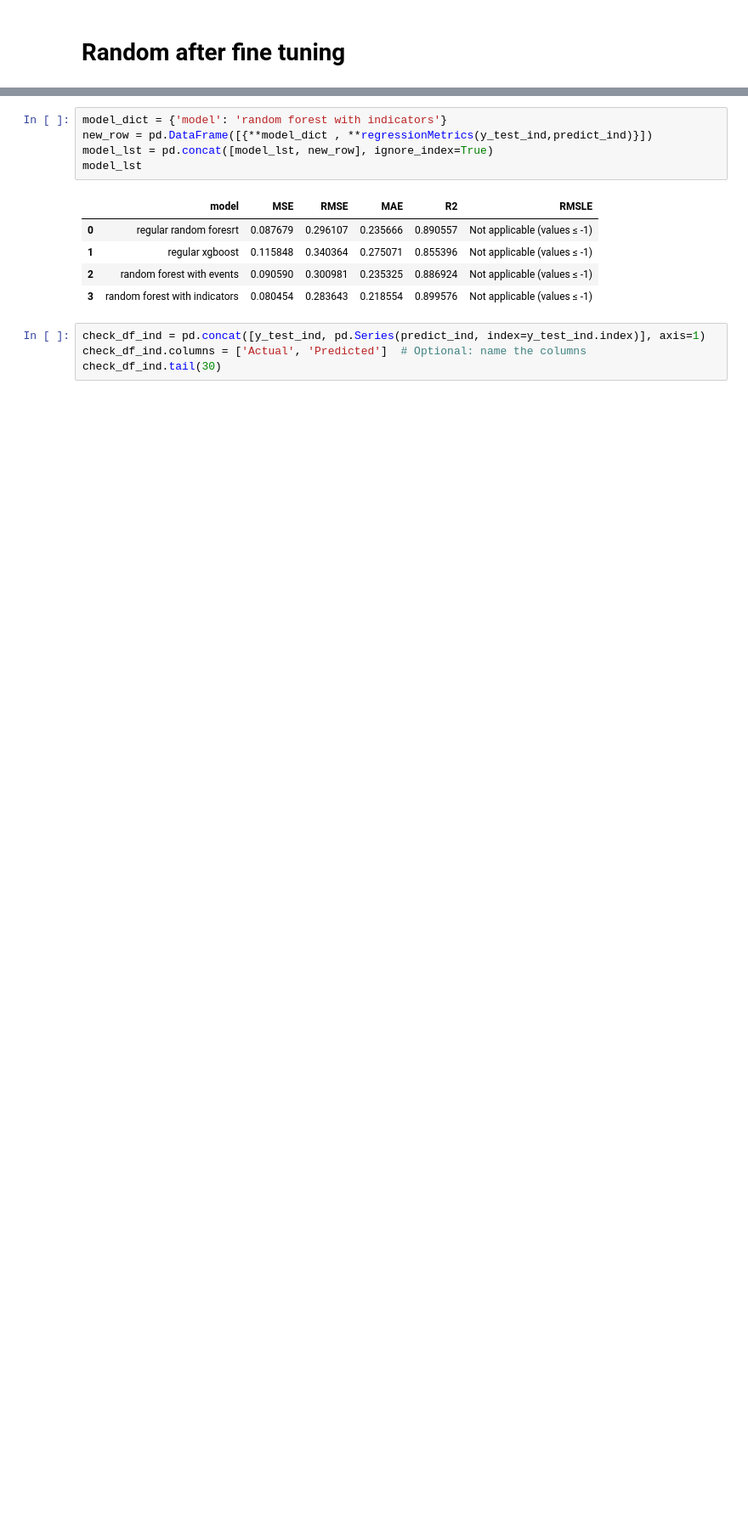
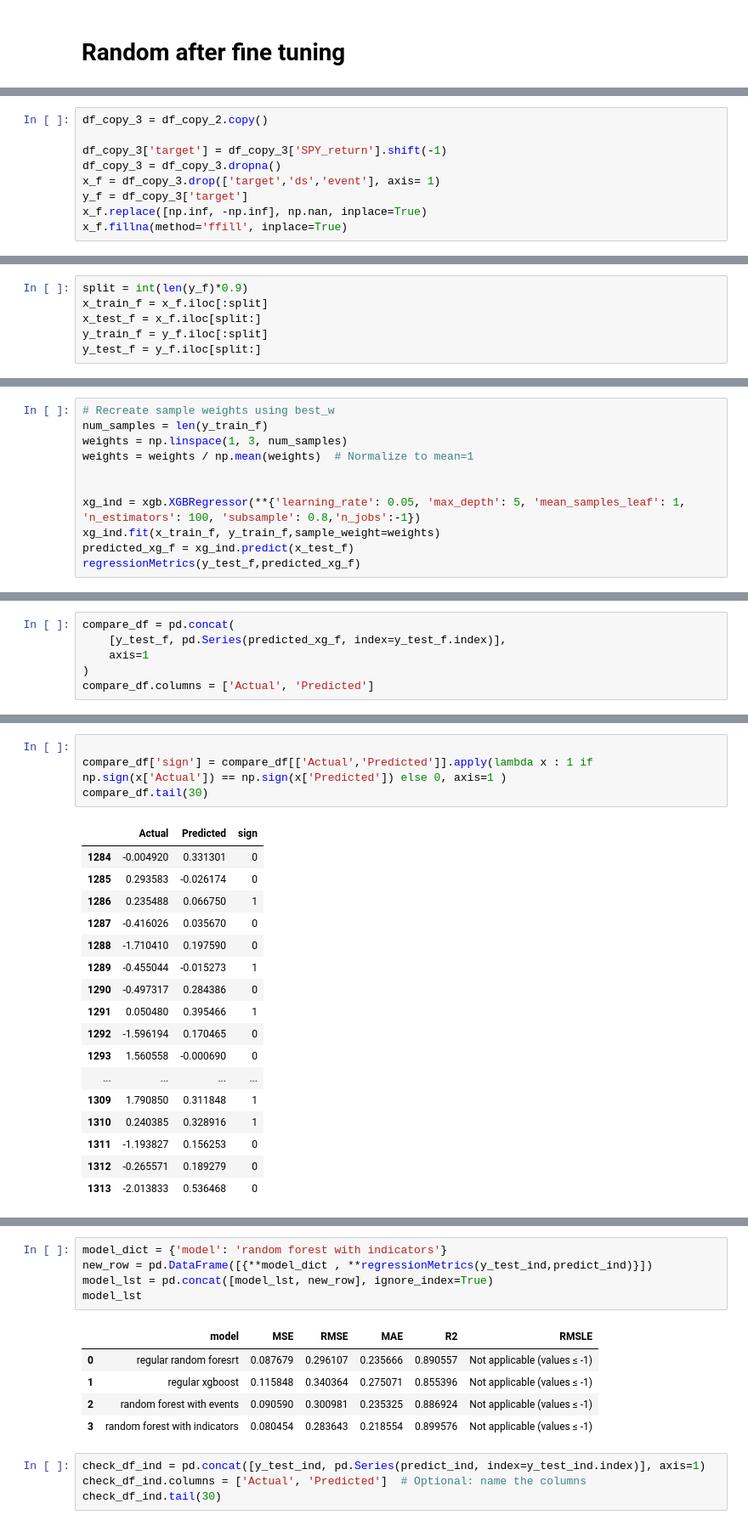
Before and after one commit to omerkobi/project-stock_Return, a Jupyter notebook: feture_selection.ipynb, the cells around one changed output, grey strips where cells are left out. Shown at 85% size. Cells and saved outputs as stored; diff of their text form; blank space fills up the shorter version.

```diff
--- a/feture_selection.ipynb
+++ b/feture_selection.ipynb
@@ -602,0 +879,9 @@ regressionMetrics(y_test_ind,predicted_xg_ind)
+# %%
+df_copy_3 = df_copy_2.copy()
+
+df_copy_3['target'] = df_copy_3['SPY_return'].shift(-1)
+df_copy_3 = df_copy_3.dropna()
+x_f = df_copy_3.drop(['target','ds','event'], axis= 1)
+y_f = df_copy_3['target']
+x_f.replace([np.inf, -np.inf], np.nan, inplace=True)
+x_f.fillna(method='ffill', inplace=True)
@@ -602,0 +908,6 @@ regressionMetrics(y_test_ind,predicted_xg_ind)
+# %%
+split = int(len(y_f)*0.9)
+x_train_f = x_f.iloc[:split]
+x_test_f = x_f.iloc[split:]
+y_train_f = y_f.iloc[:split]
+y_test_f = y_f.iloc[split:]
@@ -602,0 +916,11 @@ regressionMetrics(y_test_ind,predicted_xg_ind)
+# %%
+# Recreate sample weights using best_w
+num_samples = len(y_train_f)
+weights = np.linspace(1, 3, num_samples)
+weights = weights / np.mean(weights)  # Normalize to mean=1
+
+
+xg_ind = xgb.XGBRegressor(**{'learning_rate': 0.05, 'max_depth': 5, 'mean_samples_leaf': 1, 'n_estimators': 100, 'subsample': 0.8,'n_jobs':-1})
+xg_ind.fit(x_train_f, y_train_f,sample_weight=weights)
+predicted_xg_f = xg_ind.predict(x_test_f)
+regressionMetrics(y_test_f,predicted_xg_f)
@@ -602,0 +936,6 @@ regressionMetrics(y_test_ind,predicted_xg_ind)
+# %%
+compare_df = pd.concat(
+    [y_test_f, pd.Series(predicted_xg_f, index=y_test_f.index)],
+    axis=1
+)
+compare_df.columns = ['Actual', 'Predicted']
@@ -602,0 +946,22 @@ regressionMetrics(y_test_ind,predicted_xg_ind)
+# %%
+
+compare_df['sign'] = compare_df[['Actual','Predicted']].apply(lambda x : 1 if np.sign(x['Actual']) == np.sign(x['Predicted']) else 0, axis=1 )
+compare_df.tail(30)
+# %% [output]
+|  | Actual | Predicted | sign |
+| 1284 | -0.004920 | 0.331301 | 0 |
+| 1285 | 0.293583 | -0.026174 | 0 |
+| 1286 | 0.235488 | 0.066750 | 1 |
+| 1287 | -0.416026 | 0.035670 | 0 |
+| 1288 | -1.710410 | 0.197590 | 0 |
+| 1289 | -0.455044 | -0.015273 | 1 |
+| 1290 | -0.497317 | 0.284386 | 0 |
+| 1291 | 0.050480 | 0.395466 | 1 |
+| 1292 | -1.596194 | 0.170465 | 0 |
+| 1293 | 1.560558 | -0.000690 | 0 |
+| ... | ... | ... | ... |
+| 1309 | 1.790850 | 0.311848 | 1 |
+| 1310 | 0.240385 | 0.328916 | 1 |
+| 1311 | -1.193827 | 0.156253 | 0 |
+| 1312 | -0.265571 | 0.189279 | 0 |
+| 1313 | -2.013833 | 0.536468 | 0 |
```
Also changed, not shown: parts of 40 cells of this notebook, 1 other file.
